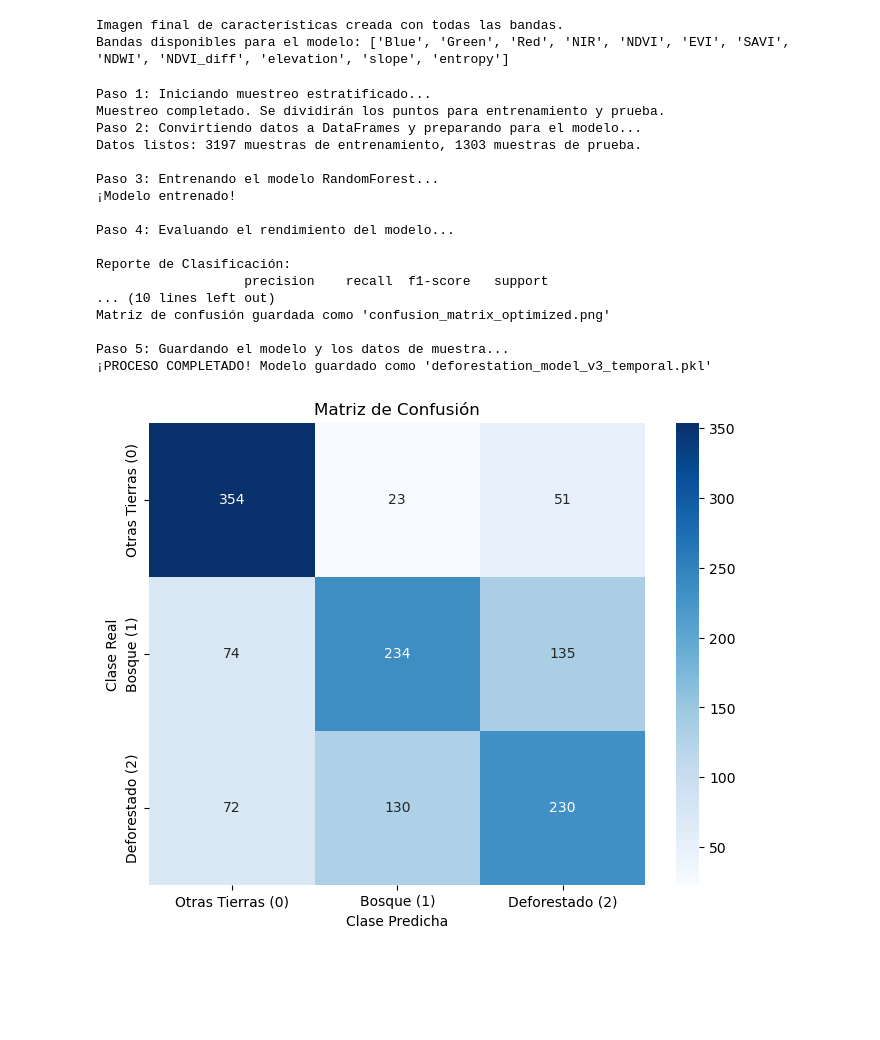
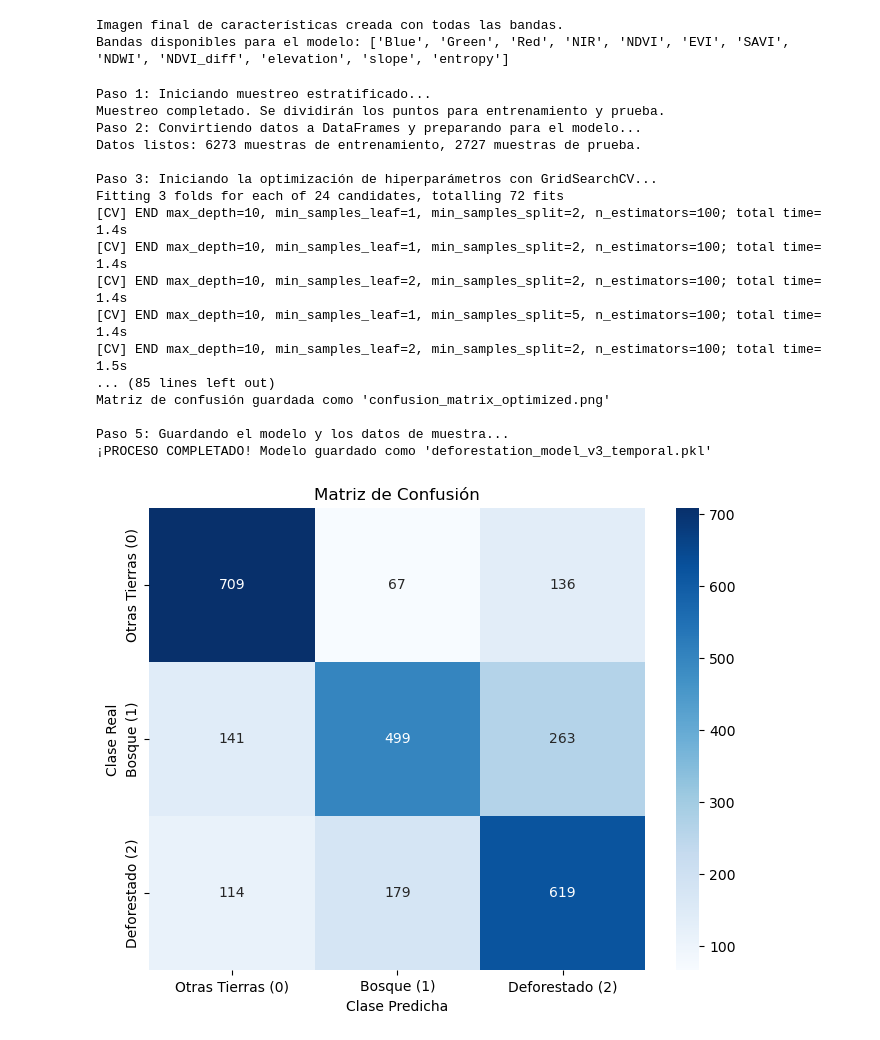
Before and after one commit to sebassil12/scode-geoai-analysis, a Jupyter notebook: ml_project/notebooks/test_geoai.ipynb, the cells around one changed output. Saved outputs shown, nothing was run; the diff lists cells and outputs as text; code cells hidden in the pictures; blank space fills up the shorter version.

Commit message:
ADD: Improve the model f1 score but still bad :c

```diff
--- a/ml_project/notebooks/test_geoai.ipynb
+++ b/ml_project/notebooks/test_geoai.ipynb
@@ -249,6 +242,7 @@ print("Bandas disponibles para el modelo:", final_features.bandNames().getInfo()
 Imagen final de características creada con todas las bandas.
 Bandas disponibles para el modelo: ['Blue', 'Green', 'Red', 'NIR', 'NDVI', 'EVI', 'SAVI', 'NDWI', 'NDVI_diff', 'elevation', 'slope', 'entropy']
 # %%
+from sklearn.model_selection import GridSearchCV
 def create_training_data(feature_image: ee.Image, label_image: ee.Image, aoi: ee.Geometry,
                            num_points: int, scale: int, class_band: str) -> Tuple[ee.FeatureCollection, ee.FeatureCollection]:
     """
@@ -302,14 +296,36 @@ def train_and_evaluate_model(X_train: pd.DataFrame, y_train: pd.Series, X_test:
     """
     Entrena un modelo RandomForest y evalúa su rendimiento.
     """
-    print("\nPaso 3: Entrenando el modelo RandomForest...")
+    print("\nPaso 3: Iniciando la optimización de hiperparámetros con GridSearchCV...")
 
-    classifier = RandomForestClassifier(n_estimators=100, random_state=42, n_jobs=-1)
-    classifier.fit(X_train, y_train)
-    print("¡Modelo entrenado!")
+    # 1. Define la rejilla de parámetros que quieres probar
+    #    ¡Advertencia! Una rejilla grande puede tardar mucho tiempo en ejecutarse.
+    #    Esta es una rejilla de ejemplo, puedes reducirla para pruebas más rápidas.
+    param_grid = {
+        'n_estimators': [100, 200],         # Número de árboles
+        'max_depth': [10, 20, None],       # Profundidad máxima
+        'min_samples_split': [2, 5],       # Mínimo de muestras para dividir
+        'min_samples_leaf': [1, 2]         # Mínimo de muestras por hoja
+    }
 
-    print("\nPaso 4: Evaluando el rendimiento del modelo...")
-    y_pred = classifier.predict(X_test)
+    # 2. Inicializa el modelo base
+    rf = RandomForestClassifier(random_state=42, class_weight="balanced")
+
+    # 3. Configura y ejecuta GridSearchCV
+    #    cv=3 significa validación cruzada de 3 pliegues.
+    #    n_jobs=-1 usa todos los núcleos de tu CPU para acelerar el proceso.
+    #    verbose=2 te mostrará el progreso.
+    grid_search = GridSearchCV(estimator=rf, param_grid=param_grid, cv=3, n_jobs=-1, verbose=2)
+    grid_search.fit(X_train, y_train)
+
+    # 4. Obtén el mejor modelo y sus parámetros
+    print("\n¡Optimización completada!")
+    print(f"Los mejores parámetros encontrados son: {grid_search.best_params_}")
+    best_model = grid_search.best_estimator_
+
+    # 5. Evalúa el rendimiento del MEJOR modelo
+    print("\nPaso 4: Evaluando el rendimiento del modelo optimizado...")
+    y_pred = best_model.predict(X_test)
 
     # Generar y mostrar el reporte de clasificación
     class_labels = ['Otras Tierras (0)', 'Bosque (1)', 'Deforestado (2)']
@@ -328,7 +344,7 @@ def train_and_evaluate_model(X_train: pd.DataFrame, y_train: pd.Series, X_test:
     plt.savefig('confusion_matrix_optimized.png')
     print("\nMatriz de confusión guardada como 'confusion_matrix_optimized.png'")
 
-    return classifier
+    return best_model
 
 def save_artifacts(classifier: RandomForestClassifier, training_df: pd.DataFrame, testing_df: pd.DataFrame, model_filename: str):
     """
@@ -342,8 +358,8 @@ def save_artifacts(classifier: RandomForestClassifier, training_df: pd.DataFrame
 # %%
 BANDS = NEW_BAND_NAMES
 CLASS_BAND = 'class'
-POINTS_PER_CLASS = 1500
-SCALE = 30
+POINTS_PER_CLASS = 3000   # aumentar muestras por clase (ajusta según tiempo/recursos)
+SCALE = 10                # usar 10 m para Sentinel-2
 MODEL_FILENAME = 'deforestation_model_v3_temporal.pkl'
 
 # 1. Crear datos de entrenamiento y prueba
@@ -356,40 +372,40 @@ training_gee, testing_gee = create_training_data(
     label_image=class_labels_image,
     aoi=cuenca_aoi,
     num_points=POINTS_PER_CLASS,
     scale=SCALE,
     class_band=CLASS_BAND
 )
 
 # 2. Preparar los datos para scikit-learn
 # Usamos la lista de bandas correcta que coincide con la imagen
 X_train, y_train, X_test, y_test, train_df, test_df = prepare_sklearn_data(
     training_gee=training_gee,
     testing_gee=testing_gee,
     features=BANDS,
     target=CLASS_BAND
 )
 
 # 3. Entrenar y evaluar el modelo
 trained_model = train_and_evaluate_model(X_train, y_train, X_test, y_test)
 
 # 4. Guardar los artefactos finales
 save_artifacts(trained_model, train_df, test_df, MODEL_FILENAME)
 # %% [output]
 Paso 1: Iniciando muestreo estratificado...
 Muestreo completado. Se dividirán los puntos para entrenamiento y prueba.
 Paso 2: Convirtiendo datos a DataFrames y preparando para el modelo...
-Datos listos: 3197 muestras de entrenamiento, 1303 muestras de prueba.
+Datos listos: 6273 muestras de entrenamiento, 2727 muestras de prueba.
 
-Paso 3: Entrenando el modelo RandomForest...
-¡Modelo entrenado!
-
-Paso 4: Evaluando el rendimiento del modelo...
-
-Reporte de Clasificación:
-                   precision    recall  f1-score   support
-... (10 lines left out)
+Paso 3: Iniciando la optimización de hiperparámetros con GridSearchCV...
+Fitting 3 folds for each of 24 candidates, totalling 72 fits
+[CV] END max_depth=10, min_samples_leaf=1, min_samples_split=2, n_estimators=100; total time=   1.4s
+[CV] END max_depth=10, min_samples_leaf=1, min_samples_split=2, n_estimators=100; total time=   1.4s
+[CV] END max_depth=10, min_samples_leaf=2, min_samples_split=2, n_estimators=100; total time=   1.4s
+[CV] END max_depth=10, min_samples_leaf=1, min_samples_split=5, n_estimators=100; total time=   1.4s
+[CV] END max_depth=10, min_samples_leaf=2, min_samples_split=2, n_estimators=100; total time=   1.5s
+... (85 lines left out)
 Matriz de confusión guardada como 'confusion_matrix_optimized.png'
 
 Paso 5: Guardando el modelo y los datos de muestra...
 ¡PROCESO COMPLETADO! Modelo guardado como 'deforestation_model_v3_temporal.pkl'
-[figure, old version]
+[figure, new version]
```
Also changed, not shown: parts of 1 cell of this notebook, 5 other files.
